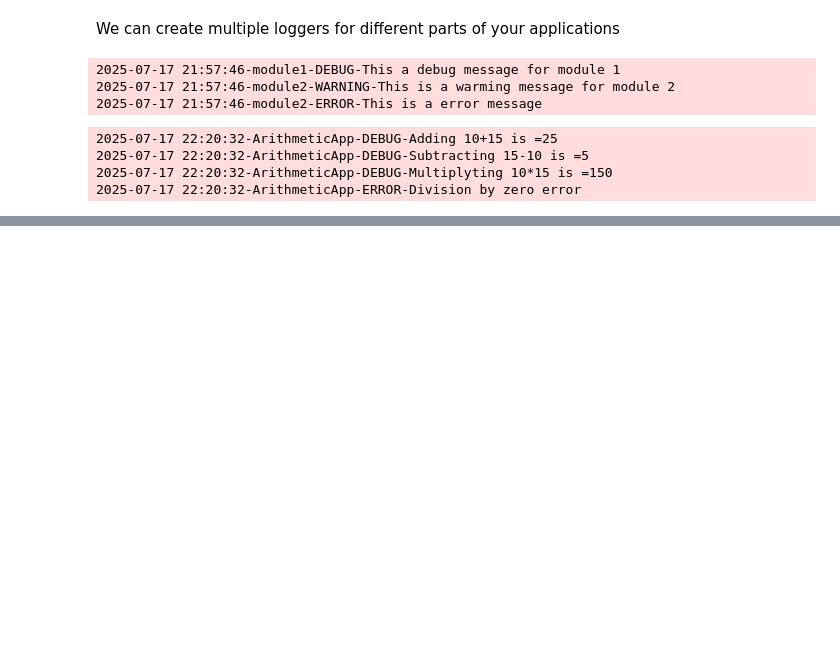
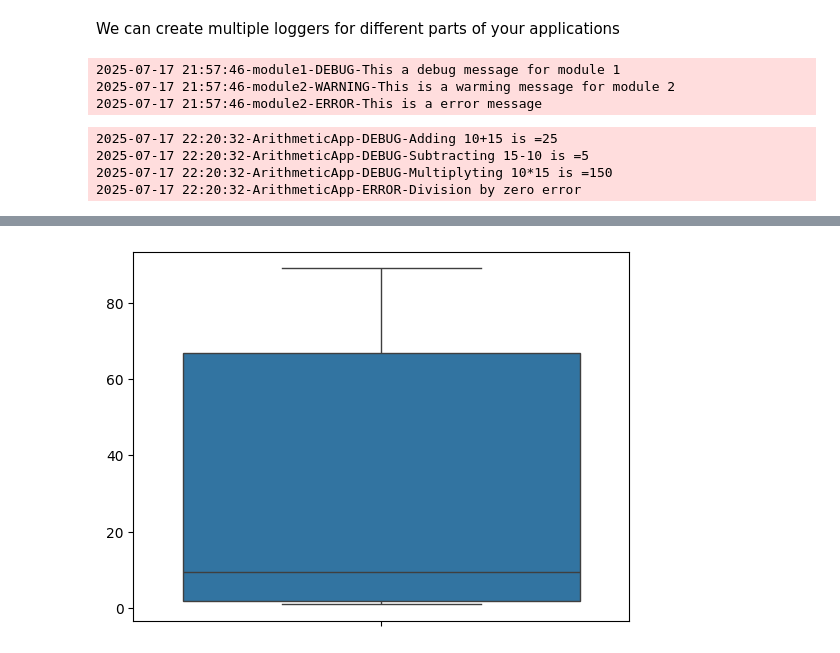
Before and after one commit to Barthez2023/PythonCode, a Jupyter notebook: python-basics/test.ipynb, the cells around one changed output, grey strips where cells are left out. Drawn from its saved outputs; the diff is of its cells as text; code cells hidden in the pictures; blank space fills up the shorter version.

```diff
--- a/python-basics/test.ipynb
+++ b/python-basics/test.ipynb
@@ -3357,0 +3545,8 @@ divide(20,0)
+# %%
+## utilisation de seaborn pour les box plot
+import seaborn as sns
+data=[1,2,89,63,2,14,5,78]
+sns.boxplot(data=data)     ##ici on ne presice pas x
+plt.show()
+# %% [output]
+[figure, added]
```
Also changed, not shown: parts of 24 cells of this notebook, 1 other file.
